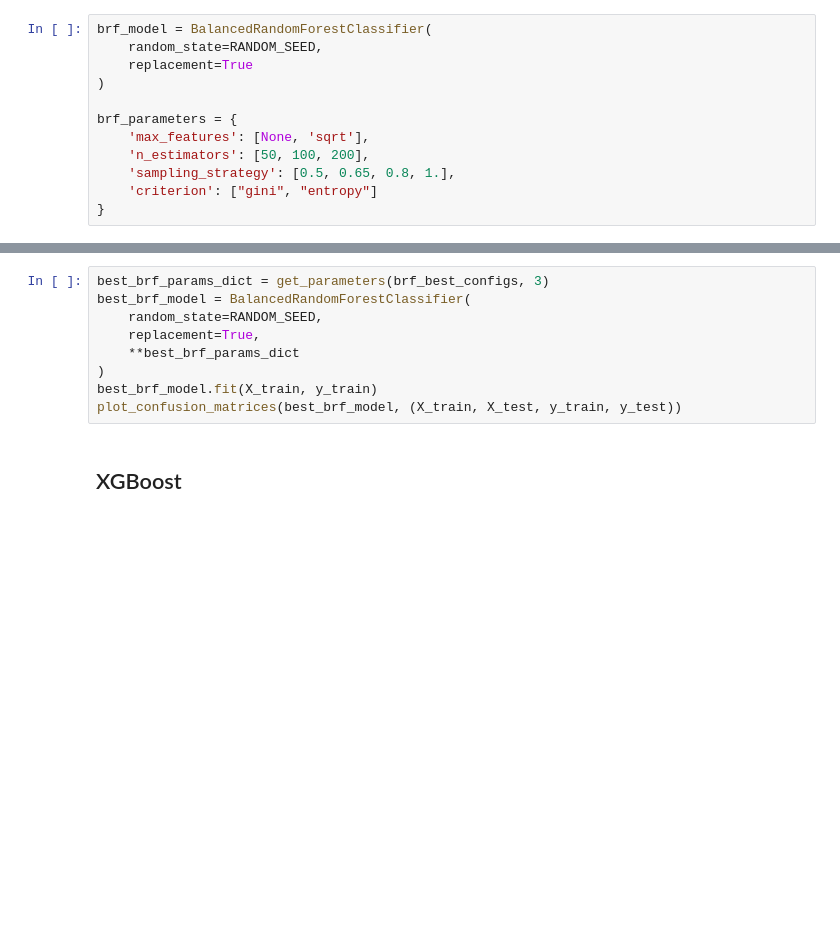
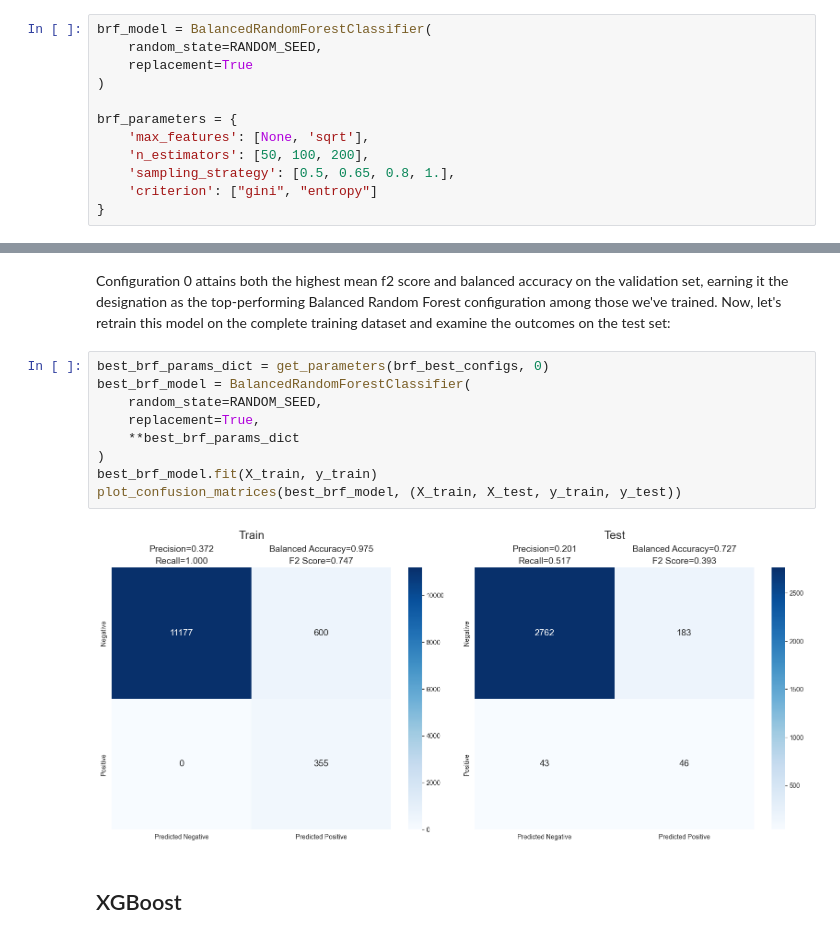
Before and after one commit to Mat-Gug/creditworthiness-card-issuance, a Jupyter notebook: Creditworthiness Estimation Project.ipynb, the cells around one changed output, grey strips where cells are left out. Drawn from its saved outputs; the diff is of its cells as text; blank space fills up the shorter version.

```diff
--- a/Creditworthiness Estimation Project.ipynb
+++ b/Creditworthiness Estimation Project.ipynb
@@ -731,12 +780,16 @@ brf_best_configs
+# %% [markdown]
+Configuration 0 attains both the highest mean f2 score and balanced accuracy on the validation set, earning it the designation as the top-performing Balanced Random Forest configuration among those we've trained. Now, let's retrain this model on the complete training dataset and examine the outcomes on the test set:
 # %%
-best_brf_params_dict = get_parameters(brf_best_configs, 3)
+best_brf_params_dict = get_parameters(brf_best_configs, 0)
 best_brf_model = BalancedRandomForestClassifier(
     random_state=RANDOM_SEED,
     replacement=True,
     **best_brf_params_dict
 )
 best_brf_model.fit(X_train, y_train)
 plot_confusion_matrices(best_brf_model, (X_train, X_test, y_train, y_test))
+# %% [output]
+[figure, added]
 # %% [markdown]
 ## XGBoost
 # %% [markdown]
```
Also changed, not shown: parts of 54 cells of this notebook, 1 other file.
